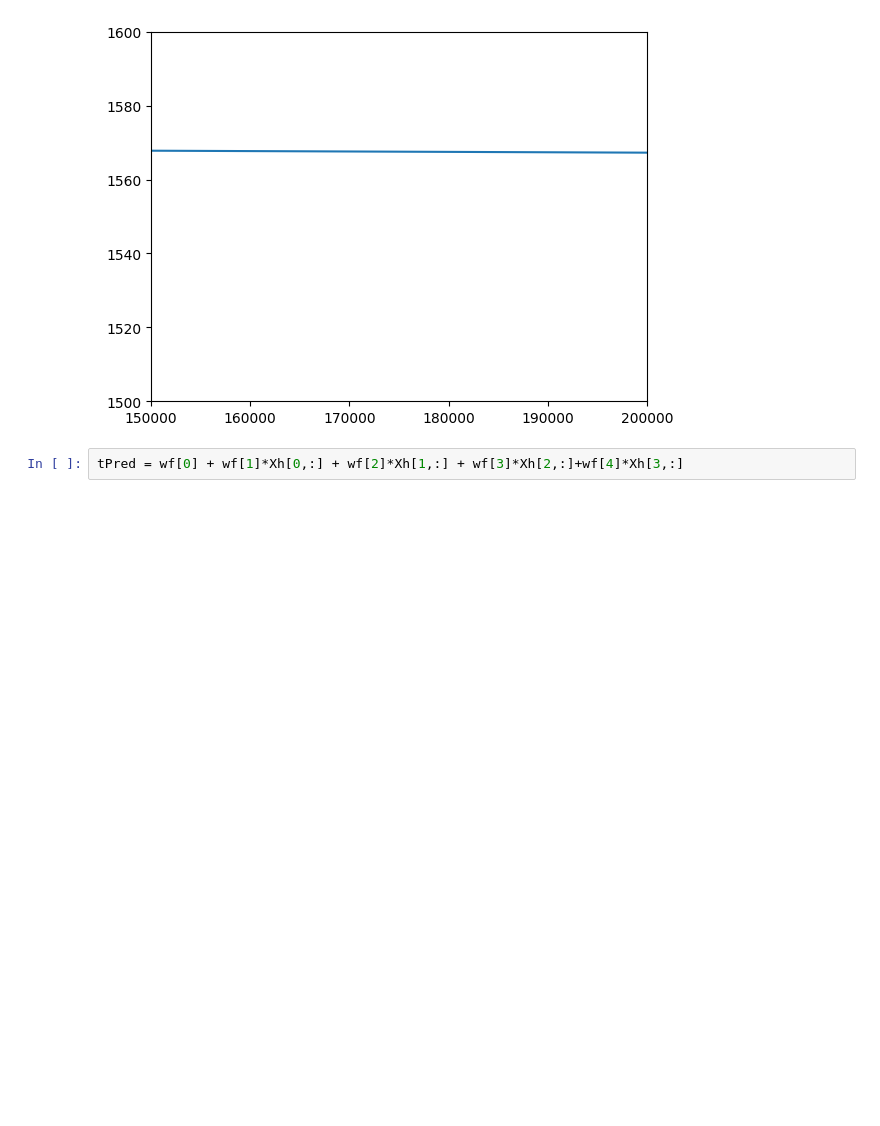
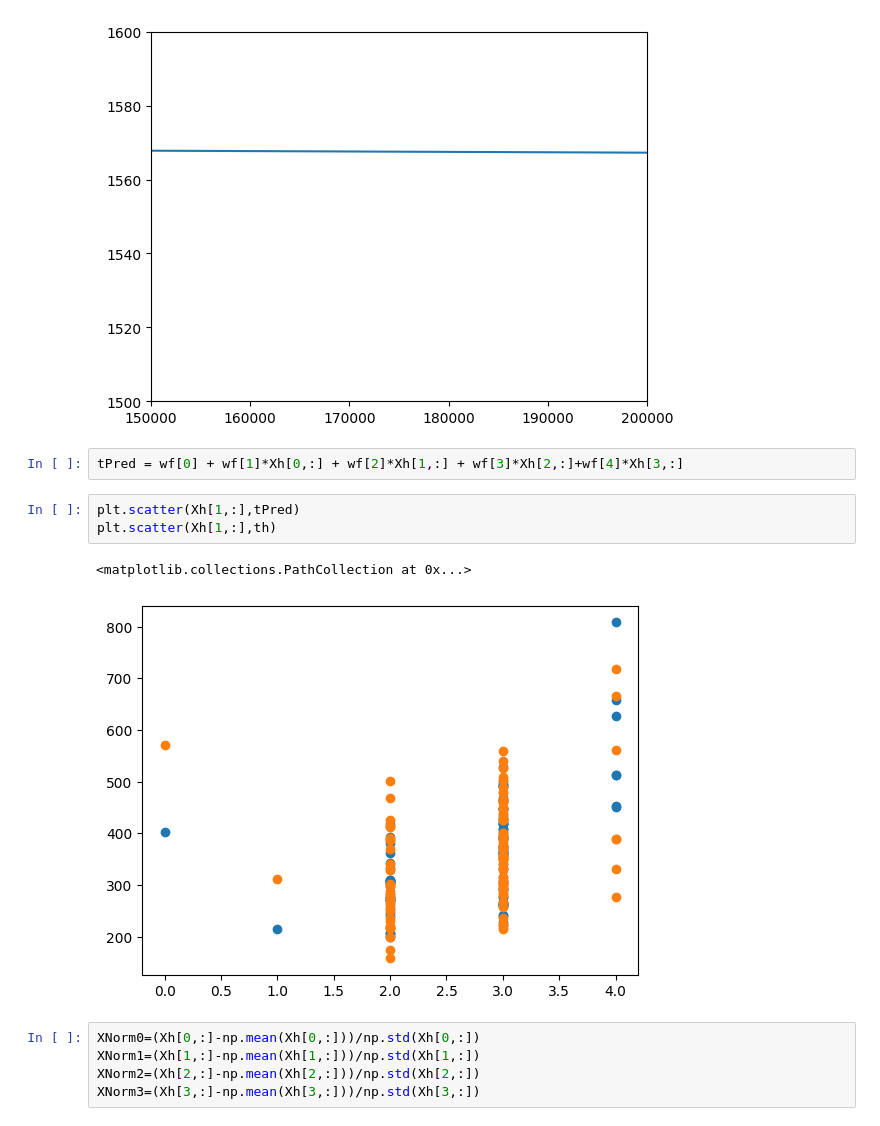
Before and after one commit to DCI-alxogm/ml2023-David-Nicolas364, a Jupyter notebook: sep2/ejercicio.ipynb, the cells around one changed output. Saved outputs shown, nothing was run; the diff lists cells and outputs as text; blank space fills up the shorter version.

```diff
--- a/sep2/ejercicio.ipynb
+++ b/sep2/ejercicio.ipynb
@@ -90,3 +90,14 @@ plt.ylim([1500,1600])
 [figure]
 # %%
 tPred = wf[0] + wf[1]*Xh[0,:] + wf[2]*Xh[1,:] + wf[3]*Xh[2,:]+wf[4]*Xh[3,:]
+# %%
+plt.scatter(Xh[1,:],tPred)
+plt.scatter(Xh[1,:],th)
+# %% [output]
+<matplotlib.collections.PathCollection at 0x...>
+[figure, added]
+# %%
+XNorm0=(Xh[0,:]-np.mean(Xh[0,:]))/np.std(Xh[0,:])
+XNorm1=(Xh[1,:]-np.mean(Xh[1,:]))/np.std(Xh[1,:])
+XNorm2=(Xh[2,:]-np.mean(Xh[2,:]))/np.std(Xh[2,:])
+XNorm3=(Xh[3,:]-np.mean(Xh[3,:]))/np.std(Xh[3,:])
```
Also changed, not shown: parts of 9 cells of this notebook.
